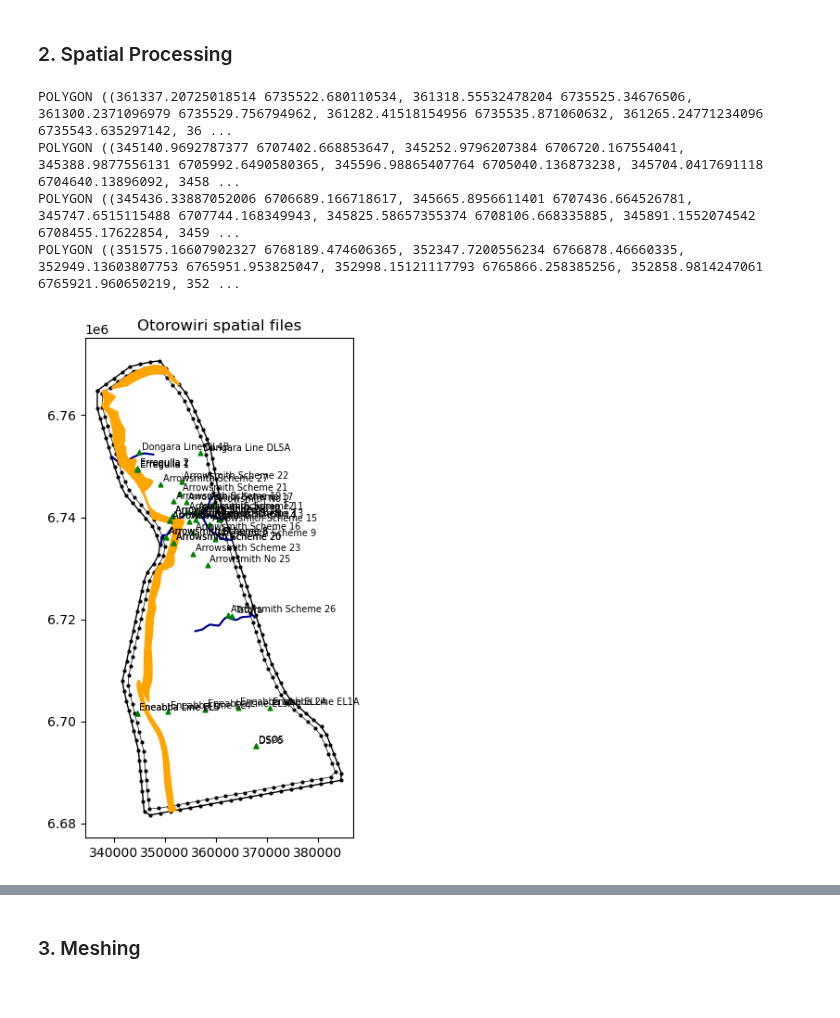
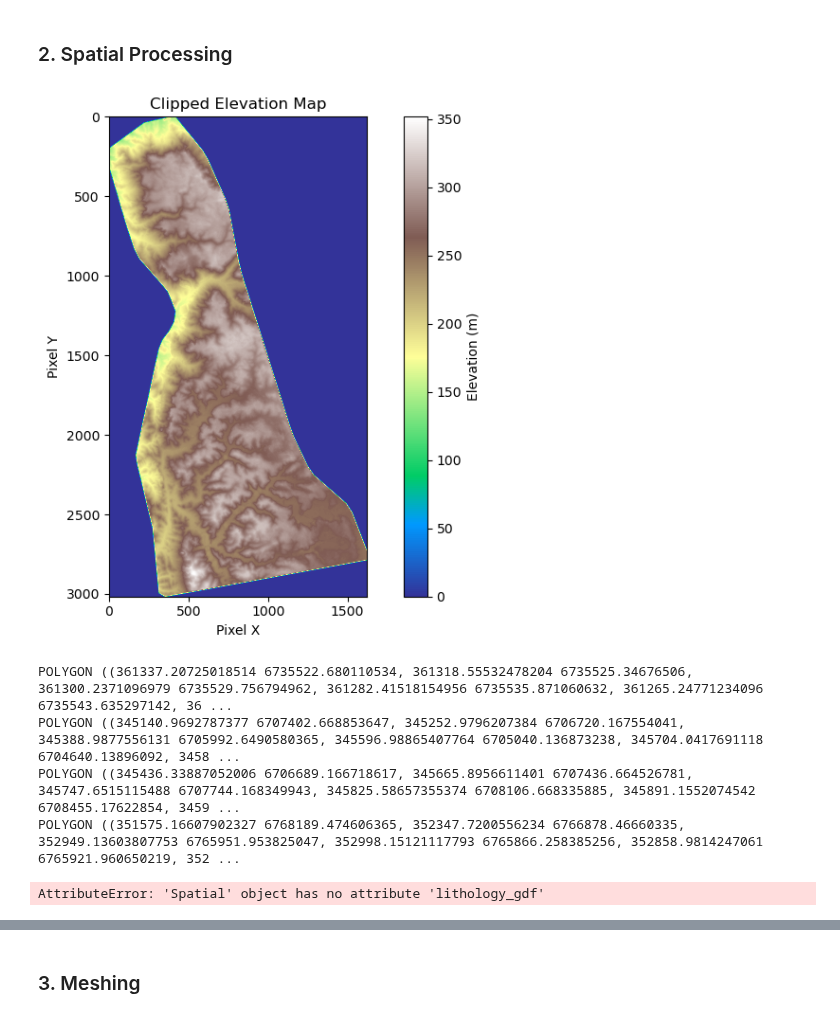
Before and after one commit to malvina-chmielarski/Otorowiri, a Jupyter notebook: scripts/Otorowiri_main.ipynb, the cells around one changed output, grey strips where cells are left out. Saved outputs shown, nothing was run; the diff lists cells and outputs as text; code cells hidden in the pictures.

```diff
--- a/scripts/Otorowiri_main.ipynb
+++ b/scripts/Otorowiri_main.ipynb
@@ -59,23 +59,26 @@ project = Project(name, workspace, results, figures, triexe, mfexe)
 # %%
 from loopflopy.spatial import Spatial
 spatial = Spatial(epsg = 28350)
 
 import process_spatial
 process_spatial.model_boundary(spatial, boundary_buff = 1000, simplify_tolerance = 800, node_spacing = 2000)
+process_spatial.model_DEM(spatial)
 process_spatial.geo_bores(spatial)
 process_spatial.obs_bores(spatial)
 #process_spatial.obs_bores(spatial, observations)
 process_spatial.pump_bores(spatial)
 #process_spatial.head_boundary(spatial)
 #process_spatial.faults(spatial)
-process_spatial.river(spatial, node_spacing = 100, buffer_distance = 200, threshold = 100)
-process_spatial.outcrop(spatial, node_spacing = 100, buffer_distance = 200, threshold = 100)
+process_spatial.river(spatial, node_spacing = 200, buffer_distance = 200, threshold = 100)
+process_spatial.outcrop(spatial, node_spacing = 200, buffer_distance = 200, threshold = 100)
+process_spatial.lithology_boundary(spatial, node_spacing = 200, buffer_distance = 200, threshold = 100)
 #process_spatial.lakes(spatial)
 #process_spatial.plot_spatial(spatial)
 process_spatial.plot_spatial2(spatial, geobores = True, obsbores = False, pumpbores = False)
 # %% [output]
+[figure, new version]
 POLYGON ((361337.20725018514 6735522.680110534, 361318.55532478204 6735525.34676506, 361300.2371096979 6735529.756794962, 361282.41518154956 6735535.871060632, 361265.24771234096 6735543.635297142, 36 ...
 POLYGON ((345140.9692787377 6707402.668853647, 345252.9796207384 6706720.167554041, 345388.9877556131 6705992.6490580365, 345596.98865407764 6705040.136873238, 345704.0417691118 6704640.13896092, 3458 ...
 POLYGON ((345436.33887052006 6706689.166718617, 345665.8956611401 6707436.664526781, 345747.6515115488 6707744.168349943, 345825.58657355374 6708106.668335885, 345891.1552074542 6708455.17622854, 3459 ...
 POLYGON ((351575.16607902327 6768189.474606365, 352347.7200556234 6766878.46660335, 352949.13603807753 6765951.953825047, 352998.15121117793 6765866.258385256, 352858.9814247061 6765921.960650219, 352 ...
-[figure, old version]
+AttributeError: 'Spatial' object has no attribute 'lithology_gdf'
```
Also changed, not shown: parts of 10 cells of this notebook, 4 other files.
